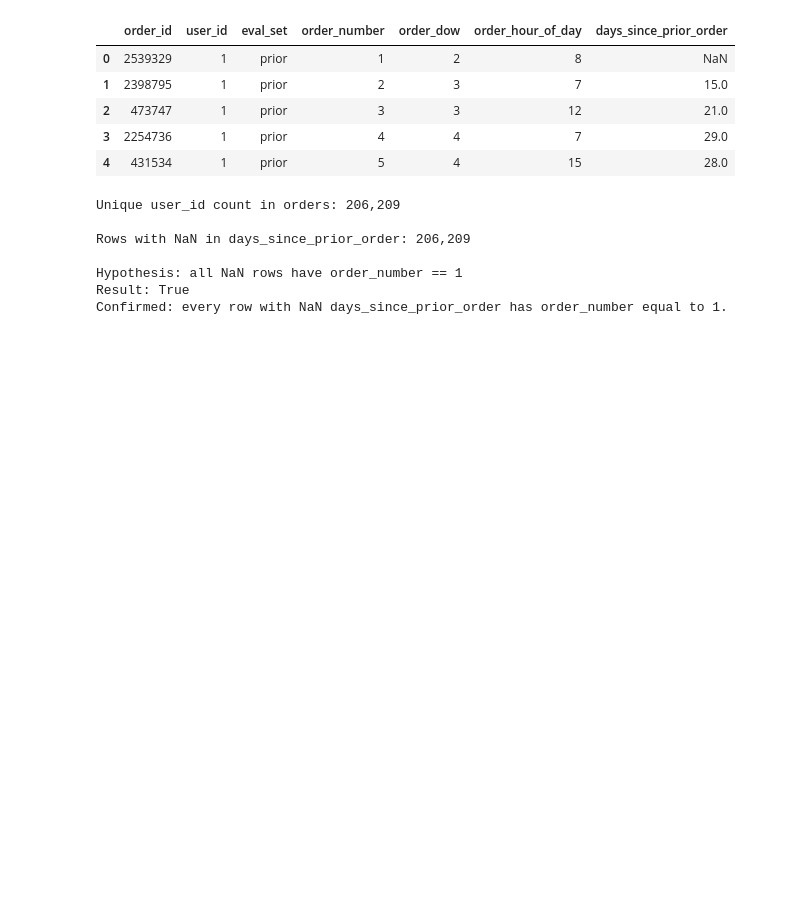
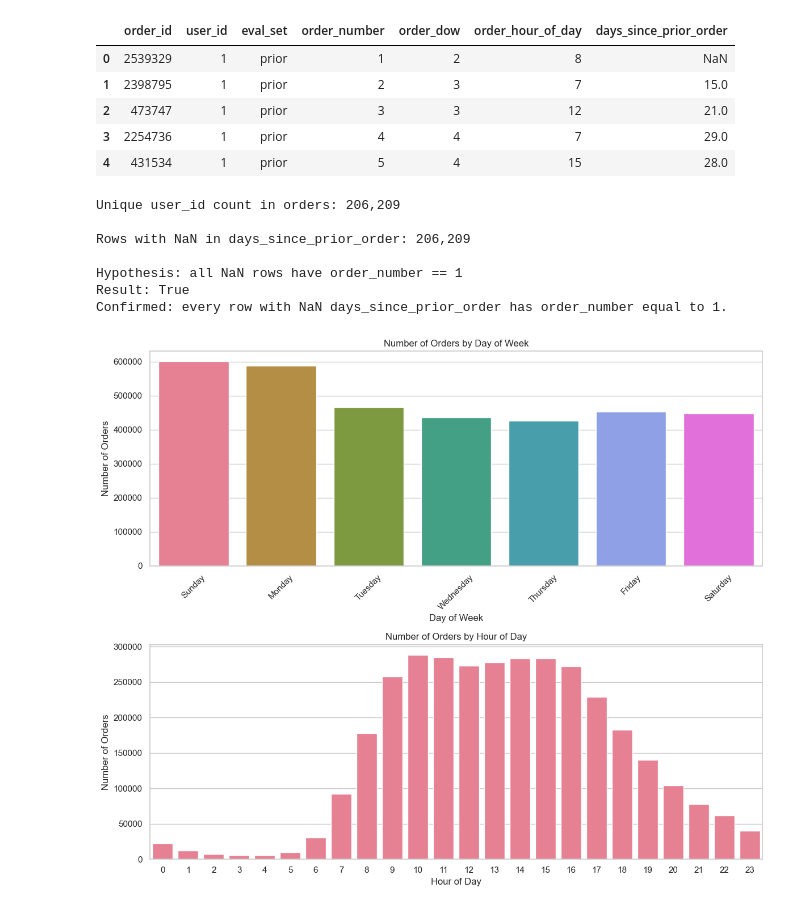
Before and after one commit to BloodRedSunSet/Instacart-Market, a Jupyter notebook: eda.ipynb, the cells around one changed output. Cells and saved outputs as stored; diff of their text form; code cells hidden in the pictures; blank space fills up the shorter version.

Commit message:
feat: add order distribution visualizations

```diff
--- a/eda.ipynb
+++ b/eda.ipynb
@@ -171,3 +171,69 @@ Rows with NaN in days_since_prior_order: 206,209
 Hypothesis: all NaN rows have order_number == 1
 Result: True
 Confirmed: every row with NaN days_since_prior_order has order_number equal to 1.
+# %%
+import matplotlib.pyplot as plt
+import seaborn as sns
+
+sns.set_theme(style="whitegrid", palette="husl")
+
+orders = datasets["orders"]
+
+day_labels = {
+    0: "Sunday",
+    1: "Monday",
+    2: "Tuesday",
+    3: "Wednesday",
+    4: "Thursday",
+    5: "Friday",
+    6: "Saturday",
+}
+
+orders_by_dow = (
+    orders["order_dow"]
+    .value_counts()
+    .sort_index()
+    .rename_axis("order_dow")
+    .reset_index(name="order_count")
+)
+orders_by_dow["day_of_week"] = orders_by_dow["order_dow"].map(day_labels)
+
+orders_by_hour = (
+    orders["order_hour_of_day"]
+    .value_counts()
+    .sort_index()
+    .rename_axis("order_hour_of_day")
+    .reset_index(name="order_count")
+)
+
+fig, axes = plt.subplots(2, 1, figsize=(12, 10))
+
+sns.barplot(
+    data=orders_by_dow,
+    x="day_of_week",
+    y="order_count",
+    hue="day_of_week",
+    dodge=False,
+    legend=False,
+    ax=axes[0],
+)
+axes[0].set_title("Number of Orders by Day of Week")
+axes[0].set_xlabel("Day of Week")
+axes[0].set_ylabel("Number of Orders")
+axes[0].tick_params(axis="x", rotation=45)
+
+sns.barplot(
+    data=orders_by_hour,
+    x="order_hour_of_day",
+    y="order_count",
+    color=sns.color_palette("husl", 1)[0],
+    ax=axes[1],
+)
+axes[1].set_title("Number of Orders by Hour of Day")
+axes[1].set_xlabel("Hour of Day")
+axes[1].set_ylabel("Number of Orders")
+
+plt.tight_layout()
+plt.show()
+# %% [output]
+[figure, added]
```
